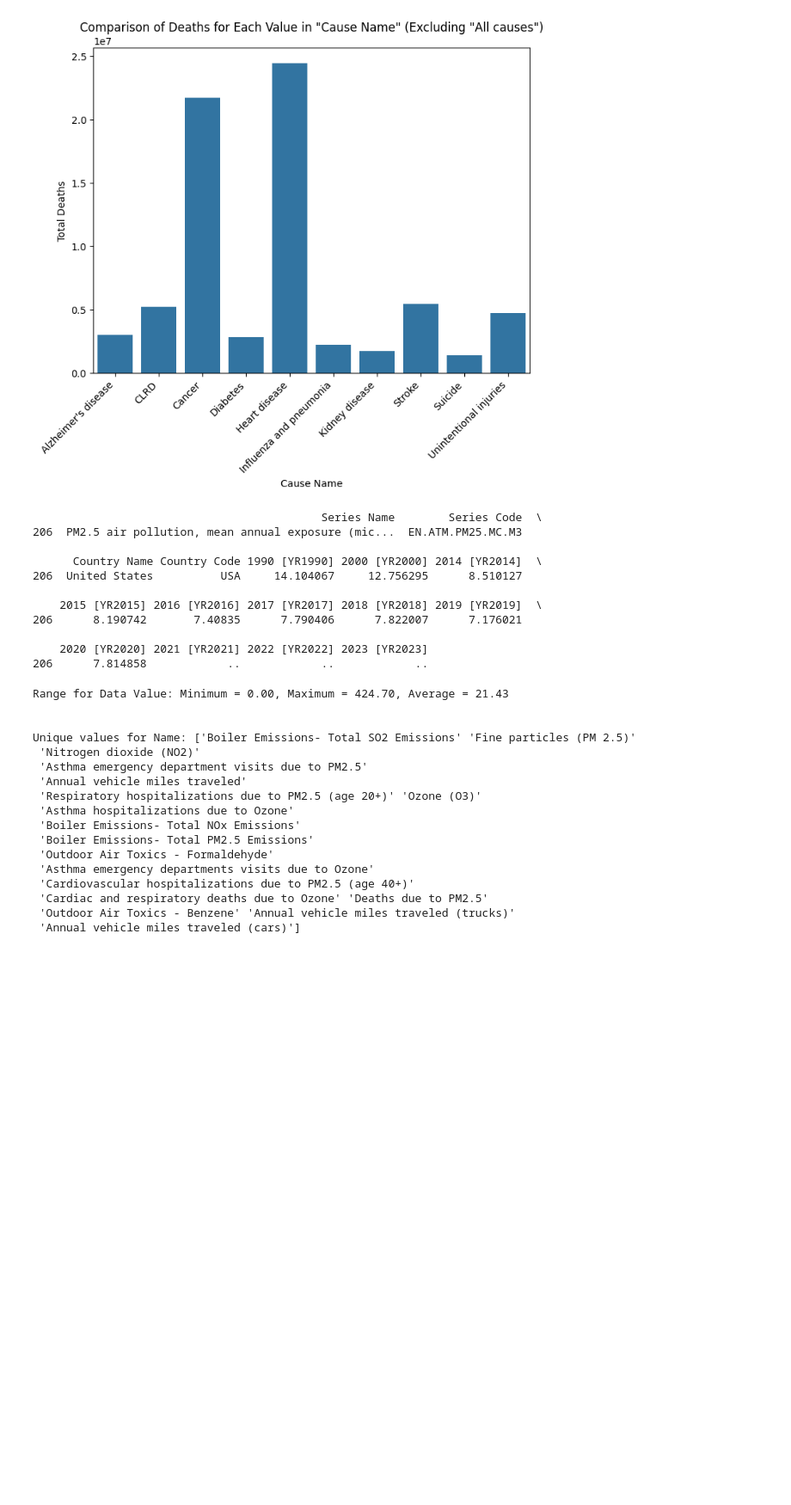
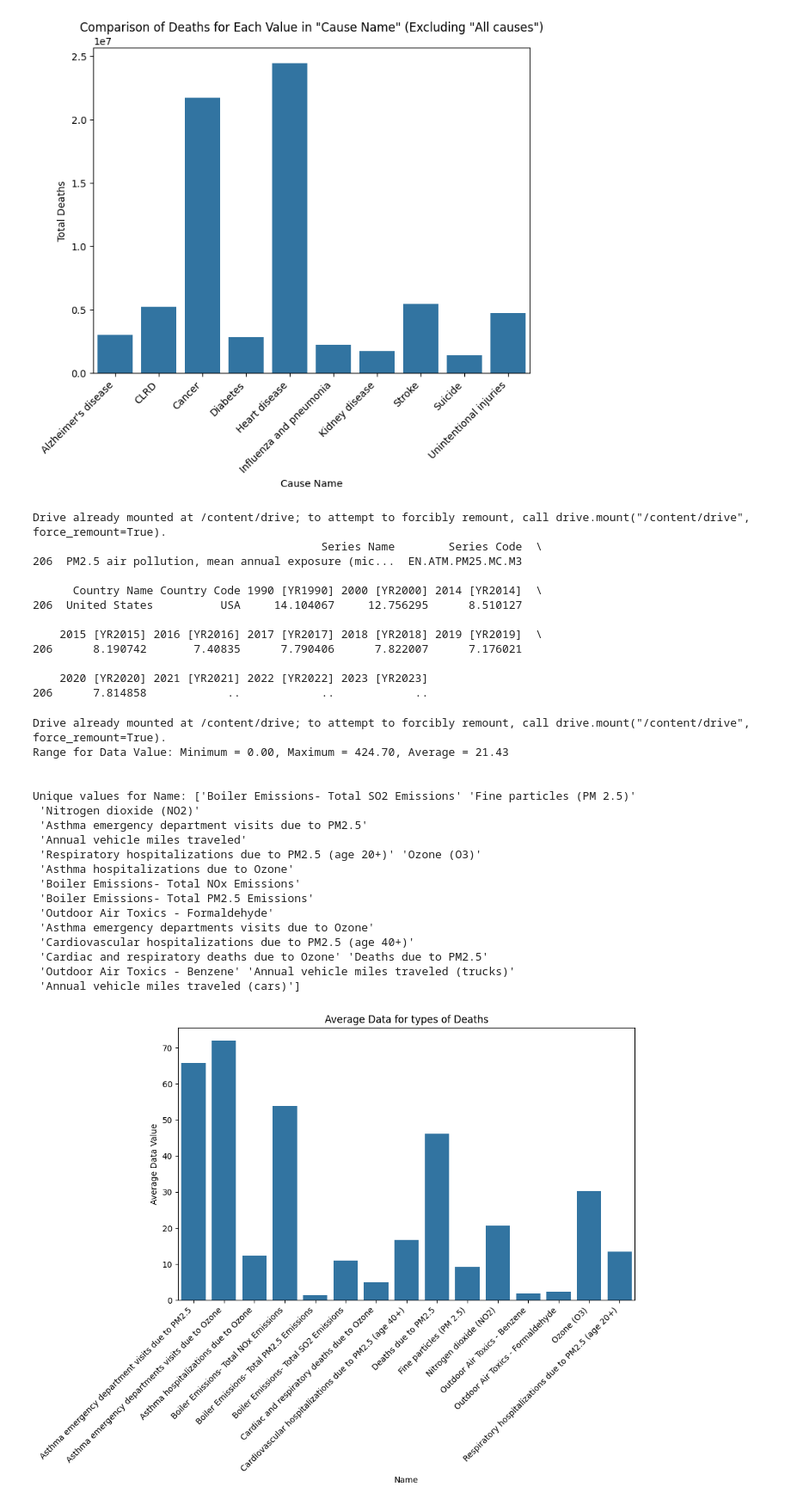
Before and after one commit to ipark3/Hank-Ian, a Jupyter notebook: GitHub Project/dataset/code/exploration.ipynb, the cells around one changed output. Shown: that part at 86% size. Saved outputs shown, nothing was run; the diff lists cells and outputs as text; code cells hidden in the pictures; blank space fills up the shorter version.

```diff
--- a/GitHub Project/dataset/code/exploration.ipynb
+++ b/GitHub Project/dataset/code/exploration.ipynb
@@ -68,8 +68,8 @@ Unique values for Cause Name: ['Unintentional injuries' 'All causes' "Alzheimer'
  'Cancer' 'Kidney disease']
 [figure]
 # %%
-#from google.colab import drive
-#drive.mount('/content/drive')
+from google.colab import drive
+drive.mount('/content/drive')
 
 import pandas as pd
 import matplotlib.pyplot as plt
@@ -97,11 +97,12 @@ filtered_df = df[df[selected_column] == selected_value]
 
 # Output
 for feature, value in numerical_range.items():
-    print(f"Range for {feature}: Minimum = {value[0]}, Maximum = {value[1]}\n")
+    print(f"Range for {feature}: Minimum = {value[0]}, Maximum = {value[1]}")
 
 # Print unique values for the selected column
 print(filtered_df)
 # %% [output]
+Drive already mounted at /content/drive; to attempt to forcibly remount, call drive.mount("/content/drive", force_remount=True).
                                            Series Name        Series Code  \
 206  PM2.5 air pollution, mean annual exposure (mic...  EN.ATM.PM25.MC.M3
 
@@ -114,8 +115,8 @@ print(filtered_df)
     2020 [YR2020] 2021 [YR2021] 2022 [YR2022] 2023 [YR2023]
 206      7.814858            ..            ..            ..
 # %%
-#from google.colab import drive
-#drive.mount('/content/drive'
+from google.colab import drive
+drive.mount('/content/drive')
 
 import pandas as pd
 import matplotlib.pyplot as plt
@@ -138,30 +139,45 @@ numerical_range = {feature: (df[feature].min(), df[feature].max()) for feature i
 categorical_values = {feature: df[feature].unique() for feature in categorical_features}
 
 # prints numerical data Min, Max, Avg
 if 'Data Value' in numerical_features:
     min_value, max_value = numerical_range['Data Value']
     avg_value = df['Data Value'].mean()  # Calculate average
     print(f"Range for Data Value: Minimum = {min_value:.2f}, Maximum = {max_value:.2f}, Average = {avg_value:.2f}")
 print ('\n')
 
 # prints type of Airborne Illness
 if 'Name' in categorical_values:
     print(f"Unique values for Name: {categorical_values['Name']}\n")
+
+# Calculate the average 'Data Value' for each 'Name' category, excluding "Annual Vehicle"
+filtered_data = df[~df['Name'].isin(['Annual vehicle miles traveled', 'Annual vehicle miles traveled (cars)', 'Annual vehicle miles traveled (trucks)'])]
+average_data_value = filtered_data.groupby('Name')['Data Value'].mean().reset_index()
+
+# Create the bar plot
+plt.figure(figsize=(10, 6))  # Adjust figure size as needed
+sns.barplot(x='Name', y='Data Value', data=average_data_value)
+plt.title('Average Data for types of Deaths')
+plt.xticks(rotation=45, ha='right')  # Rotate x-axis labels for better readability
+plt.xlabel('Name')
+plt.ylabel('Average Data Value')
+plt.show()
 # %% [output]
+Drive already mounted at /content/drive; to attempt to forcibly remount, call drive.mount("/content/drive", force_remount=True).
 Range for Data Value: Minimum = 0.00, Maximum = 424.70, Average = 21.43
 
 
 Unique values for Name: ['Boiler Emissions- Total SO2 Emissions' 'Fine particles (PM 2.5)'
  'Nitrogen dioxide (NO2)'
  'Asthma emergency department visits due to PM2.5'
  'Annual vehicle miles traveled'
  'Respiratory hospitalizations due to PM2.5 (age 20+)' 'Ozone (O3)'
  'Asthma hospitalizations due to Ozone'
  'Boiler Emissions- Total NOx Emissions'
  'Boiler Emissions- Total PM2.5 Emissions'
  'Outdoor Air Toxics - Formaldehyde'
  'Asthma emergency departments visits due to Ozone'
  'Cardiovascular hospitalizations due to PM2.5 (age 40+)'
  'Cardiac and respiratory deaths due to Ozone' 'Deaths due to PM2.5'
  'Outdoor Air Toxics - Benzene' 'Annual vehicle miles traveled (trucks)'
  'Annual vehicle miles traveled (cars)']
+[figure, added]
```
